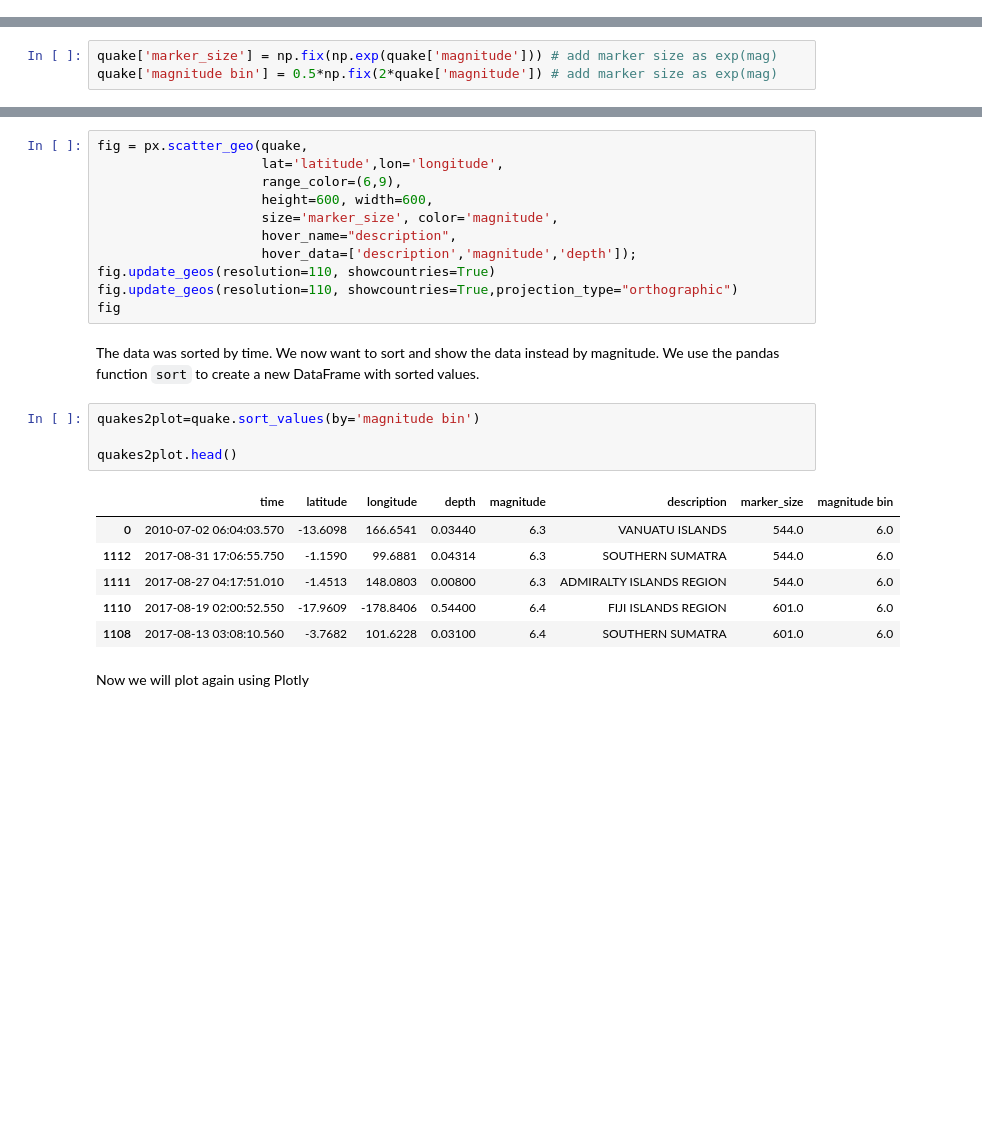
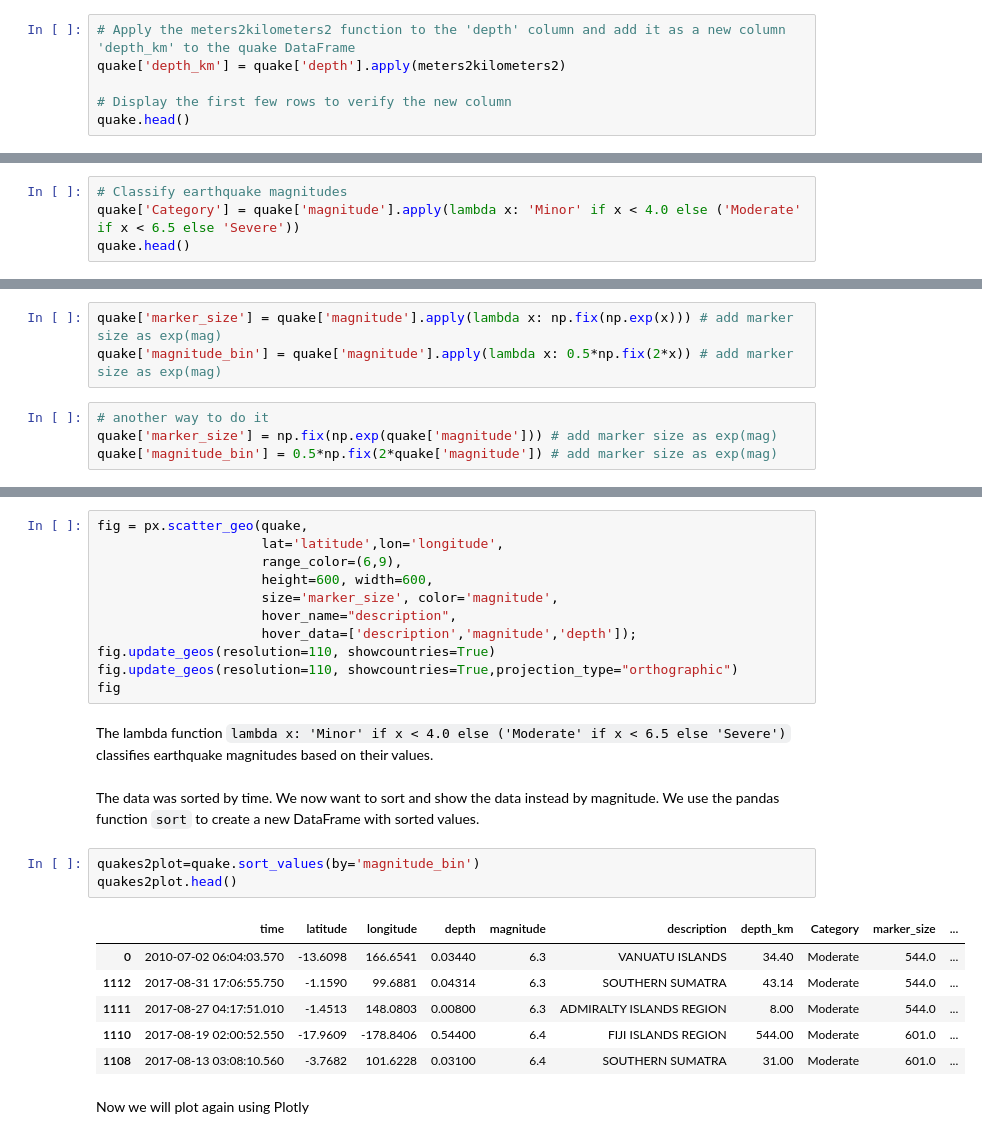
Before and after one commit to geo-smart/mlgeo-book, a Jupyter notebook: book/Chapter2-DataManipulation/2.3_pandas_rendered.ipynb, the cells around one changed output, grey strips where cells are left out. Saved outputs shown, nothing was run; the diff lists cells and outputs as text; blank space fills up the shorter version.

```diff
--- a/book/Chapter2-DataManipulation/2.3_pandas_rendered.ipynb
+++ b/book/Chapter2-DataManipulation/2.3_pandas_rendered.ipynb
@@ -209,0 +192,6 @@ We will practice a bit lambda functions
+# %%
+# Apply the meters2kilometers2 function to the 'depth' column and add it as a new column 'depth_km' to the quake DataFrame
+quake['depth_km'] = quake['depth'].apply(meters2kilometers2)
+
+# Display the first few rows to verify the new column
+quake.head()
@@ -318,0 +338,4 @@ show(p)
+# %%
+# Classify earthquake magnitudes
+quake['Category'] = quake['magnitude'].apply(lambda x: 'Minor' if x < 4.0 else ('Moderate' if x < 6.5 else 'Severe'))
+quake.head()
@@ -320,6 +350,10 @@ show(p)
 We will now make a new plot of the location of the earthquakes. We will use Plotly tool.
 
 The markersize will be scaled with the earthquake magnitude. To do so, we add a ``marker_size`` series in the DataFrame
+# %%
+quake['marker_size'] = quake['magnitude'].apply(lambda x: np.fix(np.exp(x))) # add marker size as exp(mag)
+quake['magnitude_bin'] = quake['magnitude'].apply(lambda x: 0.5*np.fix(2*x)) # add marker size as exp(mag)
 # %%
+# another way to do it
 quake['marker_size'] = np.fix(np.exp(quake['magnitude'])) # add marker size as exp(mag)
-quake['magnitude bin'] = 0.5*np.fix(2*quake['magnitude']) # add marker size as exp(mag)
+quake['magnitude_bin'] = 0.5*np.fix(2*quake['magnitude']) # add marker size as exp(mag)
@@ -338,19 +468,20 @@ fig = px.scatter_geo(quake,
 fig.update_geos(resolution=110, showcountries=True)
 fig.update_geos(resolution=110, showcountries=True,projection_type="orthographic")
 fig
+# %% [markdown]
+The lambda function ``lambda x: 'Minor' if x < 4.0 else ('Moderate' if x < 6.5 else 'Severe')`` classifies earthquake magnitudes based on their values.
 # %% [markdown]
 The data was sorted by time. We now want to sort and show the data instead by magnitude. We use the pandas function ``sort`` to create a new DataFrame with sorted values.
 # %%
-quakes2plot=quake.sort_values(by='magnitude bin')
-
+quakes2plot=quake.sort_values(by='magnitude_bin')
 quakes2plot.head()
 # %% [output]
-|  | time | latitude | longitude | depth | magnitude | description | marker_size | magnitude bin |
-| 0 | 2010-07-02 06:04:03.570 | -13.6098 | 166.6541 | 0.03440 | 6.3 | VANUATU ISLANDS | 544.0 | 6.0 |
-| 1112 | 2017-08-31 17:06:55.750 | -1.1590 | 99.6881 | 0.04314 | 6.3 | SOUTHERN SUMATRA | 544.0 | 6.0 |
-| 1111 | 2017-08-27 04:17:51.010 | -1.4513 | 148.0803 | 0.00800 | 6.3 | ADMIRALTY ISLANDS REGION | 544.0 | 6.0 |
-| 1110 | 2017-08-19 02:00:52.550 | -17.9609 | -178.8406 | 0.54400 | 6.4 | FIJI ISLANDS REGION | 601.0 | 6.0 |
-| 1108 | 2017-08-13 03:08:10.560 | -3.7682 | 101.6228 | 0.03100 | 6.4 | SOUTHERN SUMATRA | 601.0 | 6.0 |
+|  | time | latitude | longitude | depth | magnitude | description | depth_km | Category | marker_size | ... |
+| 0 | 2010-07-02 06:04:03.570 | -13.6098 | 166.6541 | 0.03440 | 6.3 | VANUATU ISLANDS | 34.40 | Moderate | 544.0 | ... |
+| 1112 | 2017-08-31 17:06:55.750 | -1.1590 | 99.6881 | 0.04314 | 6.3 | SOUTHERN SUMATRA | 43.14 | Moderate | 544.0 | ... |
+| 1111 | 2017-08-27 04:17:51.010 | -1.4513 | 148.0803 | 0.00800 | 6.3 | ADMIRALTY ISLANDS REGION | 8.00 | Moderate | 544.0 | ... |
+| 1110 | 2017-08-19 02:00:52.550 | -17.9609 | -178.8406 | 0.54400 | 6.4 | FIJI ISLANDS REGION | 544.00 | Moderate | 601.0 | ... |
+| 1108 | 2017-08-13 03:08:10.560 | -3.7682 | 101.6228 | 0.03100 | 6.4 | SOUTHERN SUMATRA | 31.00 | Moderate | 601.0 | ... |
 # %% [markdown]
 Now we will plot again using Plotly
 # %%
```
Also changed, not shown: parts of 121 cells of this notebook, 22 other files.
